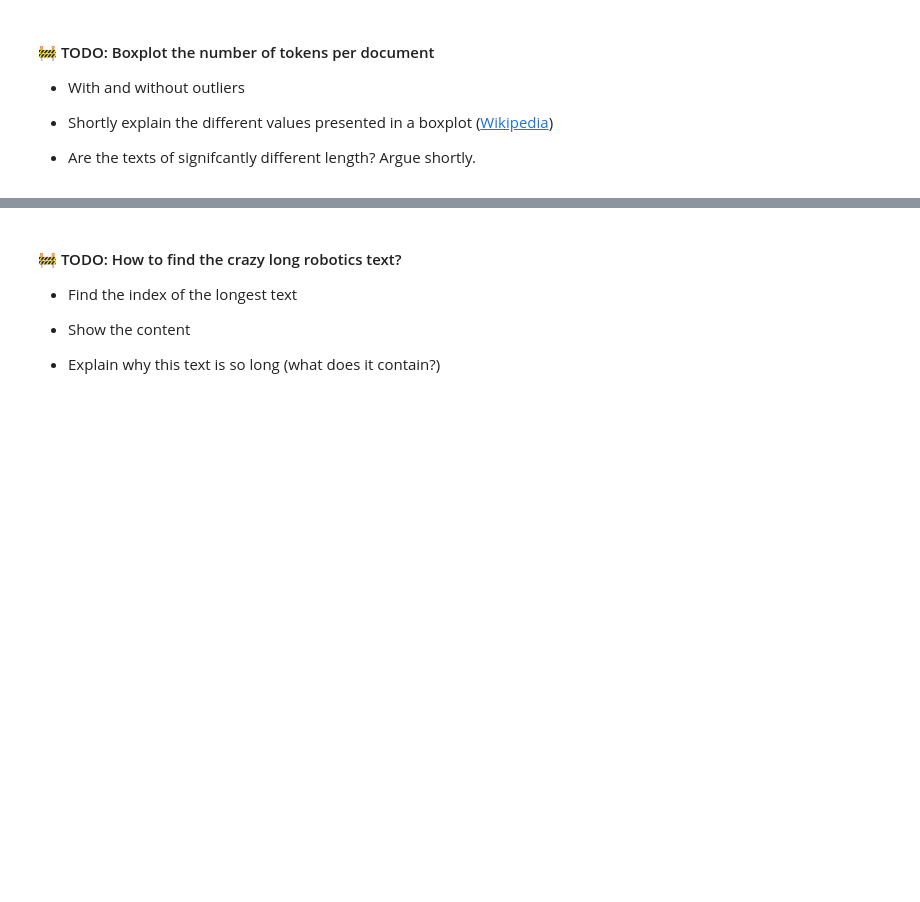
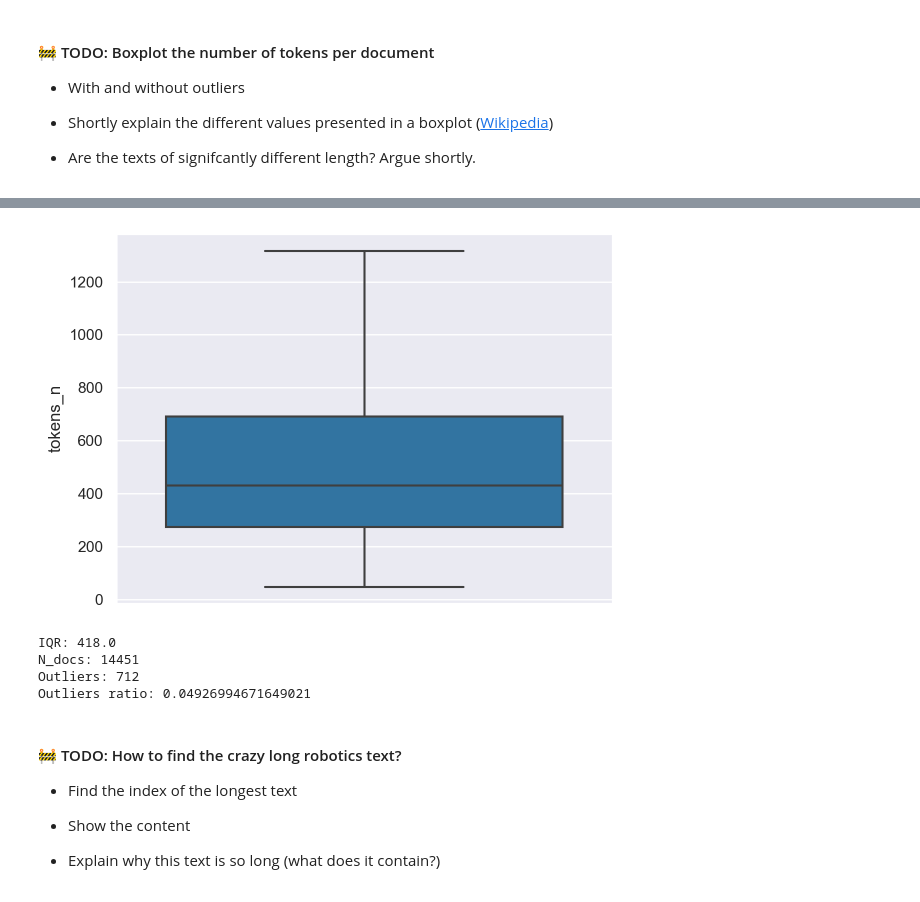
Before and after one commit to jlopetegui98/HandsOn-NLP, a Jupyter notebook: TP2/HoNLP-week2.ipynb, the cells around one changed output, grey strips where cells are left out. Cells and saved outputs as stored; diff of their text form; code cells hidden in the pictures; blank space fills up the shorter version.

```diff
--- a/TP2/HoNLP-week2.ipynb
+++ b/TP2/HoNLP-week2.ipynb
@@ -344,3 +391,24 @@ doc_df
+# %%
+# plot without outliers
+sns.boxplot(y="tokens_n", data=doc_df, showfliers=False)
+plt.show()
+# %% [output]
+[figure, added]
+# %%
+# calculate the number of outliers and its ratio
+q1 = doc_df["tokens_n"].quantile(0.25)
+q3 = doc_df["tokens_n"].quantile(0.75)
+iqr = q3 - q1
+print("IQR:", iqr)
+outliers = doc_df[(doc_df["tokens_n"] < q1 - 1.5 * iqr) | (doc_df["tokens_n"] > q3 + 1.5 * iqr)]
+print("N_docs:", len(doc_df))
+print("Outliers:", len(outliers))
+print("Outliers ratio:", len(outliers) / len(doc_df))
+# %% [output]
+IQR: 418.0
+N_docs: 14451
+Outliers: 712
+Outliers ratio: 0.04926994671649021
 # %% [markdown]
 #### 🚧 TODO: How to find the crazy long robotics text?
 
```
Also changed, not shown: parts of 28 cells of this notebook.
